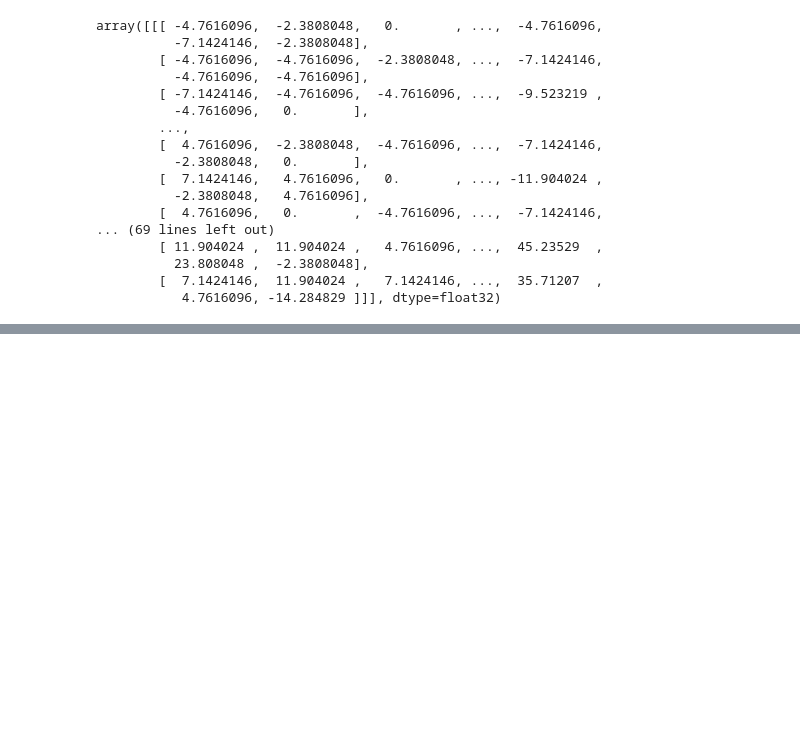
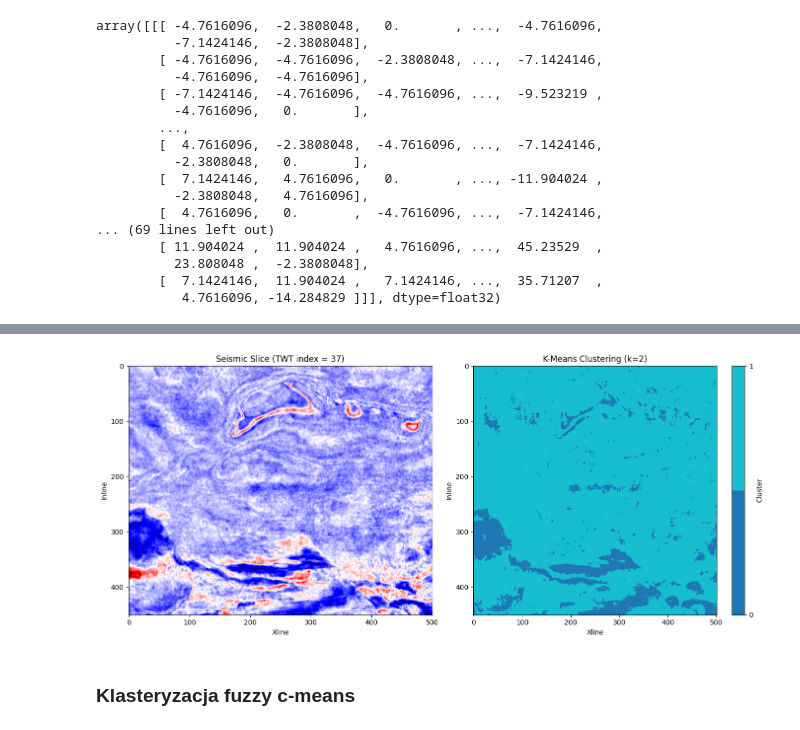
Before and after one commit to marekk13/lithofacies-classification, a Jupyter notebook: lithofacies_classification.ipynb, the cells around one changed output, grey strips where cells are left out. Saved outputs shown, nothing was run; the diff lists cells and outputs as text; code cells hidden in the pictures; blank space fills up the shorter version.

```diff
--- a/lithofacies_classification.ipynb
+++ b/lithofacies_classification.ipynb
@@ -162,0 +254,30 @@ array([[[ -4.7616096,  -2.3808048,   0.       , ...,  -4.7616096,
+# %%
+n_clusters = best_k
+kmeans = KMeans(n_clusters=n_clusters, random_state=42, n_init=10)
+labels = kmeans.fit_predict(X)
+
+# Rekonstrukcja etykiet do oryginalnego rozmiaru 2D
+clustered_slice = labels.reshape(slice_2d.shape)
+# %%
+fig, ax = plt.subplots(1, 2, figsize=(14, 6))
+
+# Oryginalny slice sejsmiczny
+ax[0].imshow(slice_2d, cmap='seismic', aspect='auto')
+ax[0].set_title(f"Seismic Slice (TWT index = {slice_idx})")
+ax[0].set_xlabel("Xline")
+ax[0].set_ylabel("Inline")
+
+# Klasteryzacja
+cmap = plt.get_cmap('tab10', n_clusters)
+im = ax[1].imshow(clustered_slice, cmap=cmap, aspect='auto')
+ax[1].set_title(f"K-Means Clustering (k={n_clusters})")
+ax[1].set_xlabel("Xline")
+ax[1].set_ylabel("Inline")
+
+plt.colorbar(im, ax=ax[1], ticks=np.arange(n_clusters), label="Cluster")
+plt.tight_layout()
+plt.show()
+# %% [output]
+[figure, added]
+# %% [markdown]
+### Klasteryzacja fuzzy c-means
```
Also changed, not shown: parts of 23 cells of this notebook.
